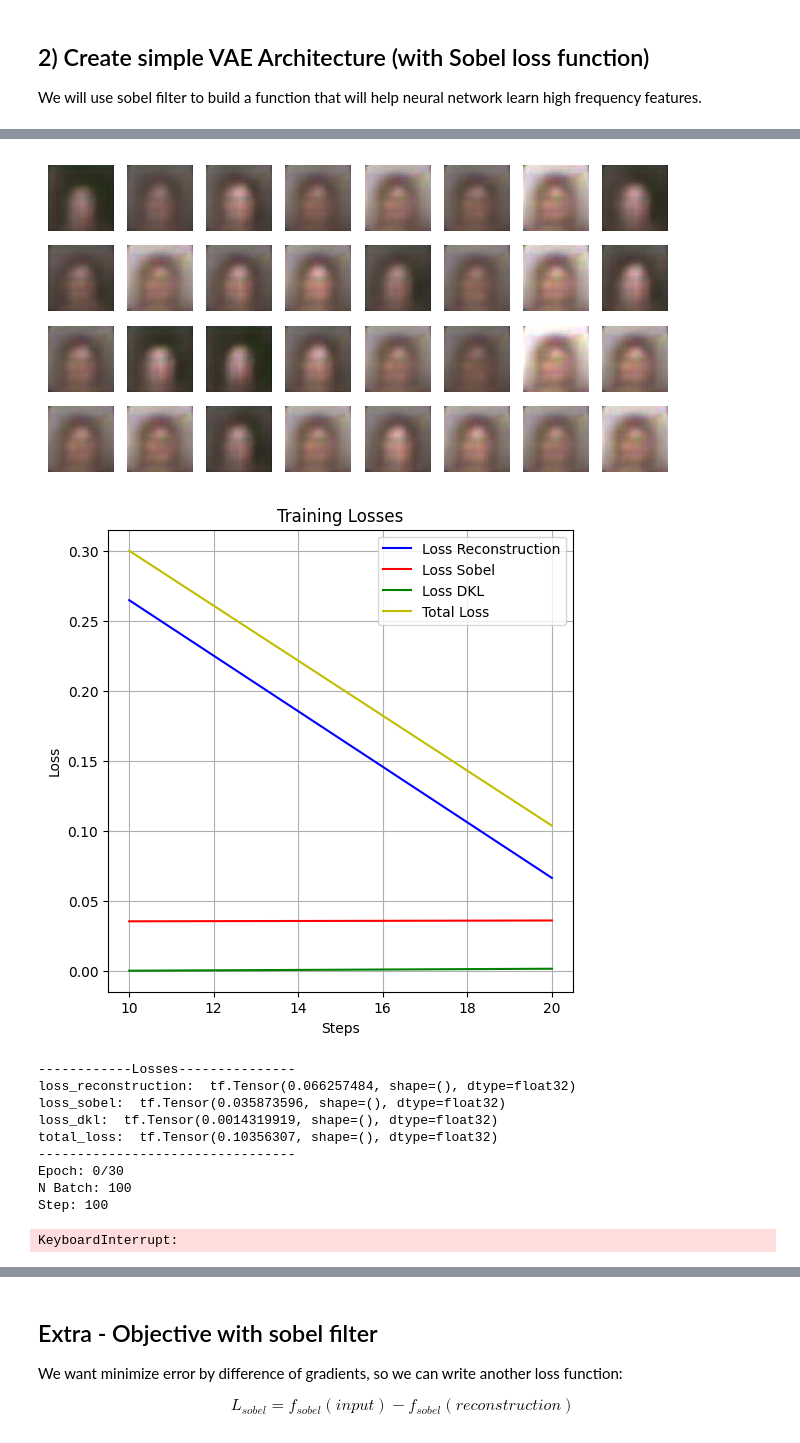
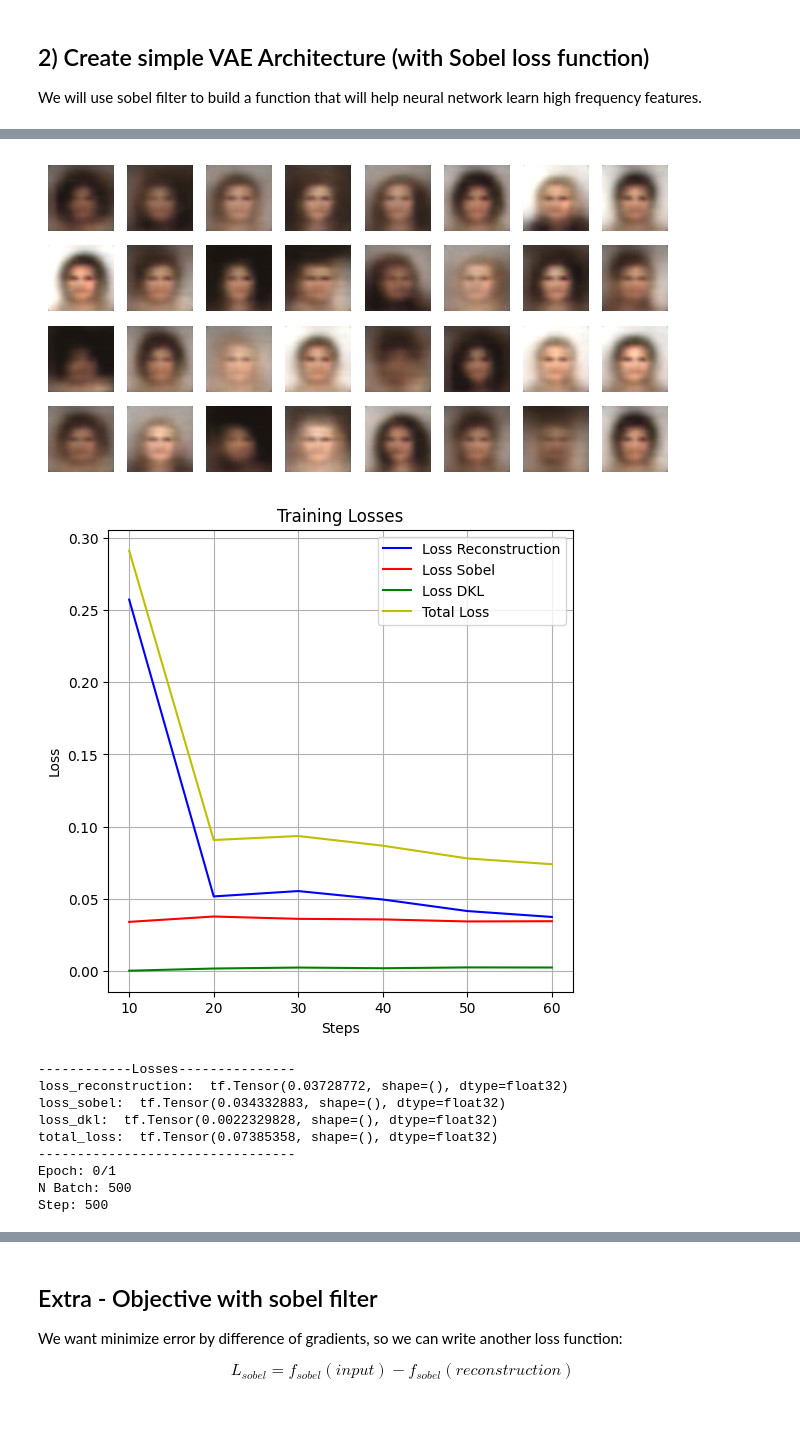
Before and after one commit to xValentim/DeepFakeLab, a Jupyter notebook: TrainingNeuralNetworks.ipynb, the cells around one changed output, grey strips where cells are left out. Drawn from its saved outputs; the diff is of its cells as text; code cells hidden in the pictures.

```diff
--- a/TrainingNeuralNetworks.ipynb
+++ b/TrainingNeuralNetworks.ipynb
@@ -186,29 +186,6 @@ latent_loss = -0.5 * tf.reduce_sum(
     axis=-1)
 
 variational_ae.add_loss(tf.reduce_mean(latent_loss) / (128. * 128.))
-# %%
-'''
-
-Aditional loss:
-
-If you see outputs of regular VAE, the reconstructions have some blurr. Let's try to fix it using sobel loss function. We will compute gradients from inputs and reconstructions, take the difference and minimizes MSE from both.
-
-'''
-
-sobel = tf.image.sobel_edges(inputs)
-sobel_y = sobel[:, :, :, :, 0] # sobel in y-direction
-sobel_x = sobel[:, :, :, :, 1] # sobel in x-direction
-
-sobel_hat = tf.image.sobel_edges(reconstructions)
-sobel_y_hat = sobel_hat[:, :, :, :, 0] # sobel in y-direction
-sobel_x_hat = sobel_hat[:, :, :, :, 1] # sobel in x-direction
-
-loss_sobel_x = tf.reduce_sum( (sobel_x - sobel_x_hat) * (sobel_x - sobel_x_hat), axis=-1)
-loss_sobel_y = tf.reduce_sum( (sobel_y - sobel_y_hat) * (sobel_y - sobel_y_hat), axis=-1)
-
-
-variational_ae.add_loss(1.5 * tf.reduce_mean(loss_sobel_x) / (128. * 128.))
-variational_ae.add_loss(1.5 * tf.reduce_mean(loss_sobel_y) / (128. * 128.))
 # %%
 variational_ae.compile(loss='mse', optimizer="adam")
 # %%
@@ -228,12 +205,12 @@ def plot_multiple_images(images, n_cols=None, k=1):
         clear_output()
         plt.axis("off")
 # %%
-for epoch in tqdm(range(30)):
+for epoch in tqdm(range(1)):
     for X_batch_1 in dataset_train:
         # Fase 0 - Treinar a rede VAE
 
-        variational_ae.train_on_batch(X_batch_1[0], X_batch_1[1])
-        generated_images = variational_ae(X_batch_1[0])
+        variational_ae.train_on_batch(X_batch_1, X_batch_1)
+        generated_images = variational_ae(X_batch_1)
     plot_multiple_images(generated_images.numpy(), 8)
     plt.show()
 # %% [output]
@@ -409,48 +425,48 @@ history = {
 MSE = keras.losses.MeanSquaredError()
 SobelLoss = sobel_loss
 optimizer = keras.optimizers.Adam()
-total_epochs = 30
+total_epochs = 1
 step = 0
+
 for epoch in tqdm(range(total_epochs)):
     n_batch = 0
     for X_batch_1 in dataset_train:
         with tf.GradientTape() as tape:
             # Forward pass.
-            X_reconstructions = variational_ae(X_batch_1[0])
+            X_reconstructions = variational_ae(X_batch_1)
             # Loss reconstruction
-            loss_reconstruction = MSE(X_batch_1[1], X_reconstructions)
+            loss_reconstruction = MSE(X_batch_1, X_reconstructions)
             # Loss sobel
-            loss_sobel = SobelLoss(X_batch_1[0], X_reconstructions, gamma=512.0)
+            loss_sobel = SobelLoss(X_batch_1, X_reconstructions, gamma=512.0)
             # Add extra loss terms to the loss value.
             loss_total = sum(variational_ae.losses) + loss_reconstruction + loss_sobel
 
         gradients = tape.gradient(loss_total, variational_ae.trainable_weights)
         optimizer.apply_gradients(zip(gradients, variational_ae.trainable_weights))
 
         if step % 100 == 0:
 
             history['loss_reconstruction'].append(loss_reconstruction)
             history['loss_sobel'].append(loss_sobel)
             history['loss_dkl'].append(sum(variational_ae.losses))
             history['total_loss'].append(loss_total)
 
-            generated_images = variational_ae(X_batch_1[0])
+            generated_images = variational_ae(X_batch_1)
             plot_multiple_images(generated_images.numpy(), 8)
             plot_losses(history)
             print_logs(history, epoch, total_epochs, n_batch, step)
             plt.show()
         n_batch += 1
         step += 1
 # %% [output]
-[figure, old version]
+[figure, new version]
-[figure, old version]
+[figure, new version]
 ------------Losses---------------
-loss_reconstruction:  tf.Tensor(0.066257484, shape=(), dtype=float32)
-loss_sobel:  tf.Tensor(0.035873596, shape=(), dtype=float32)
-loss_dkl:  tf.Tensor(0.0014319919, shape=(), dtype=float32)
-total_loss:  tf.Tensor(0.10356307, shape=(), dtype=float32)
+loss_reconstruction:  tf.Tensor(0.03728772, shape=(), dtype=float32)
+loss_sobel:  tf.Tensor(0.034332883, shape=(), dtype=float32)
+loss_dkl:  tf.Tensor(0.0022329828, shape=(), dtype=float32)
+total_loss:  tf.Tensor(0.07385358, shape=(), dtype=float32)
 ---------------------------------
-Epoch: 0/30
-N Batch: 100
-Step: 100
+Epoch: 0/1
+N Batch: 500
+Step: 500
-KeyboardInterrupt:
```
Also changed, not shown: parts of 33 cells of this notebook, 3 other files.
